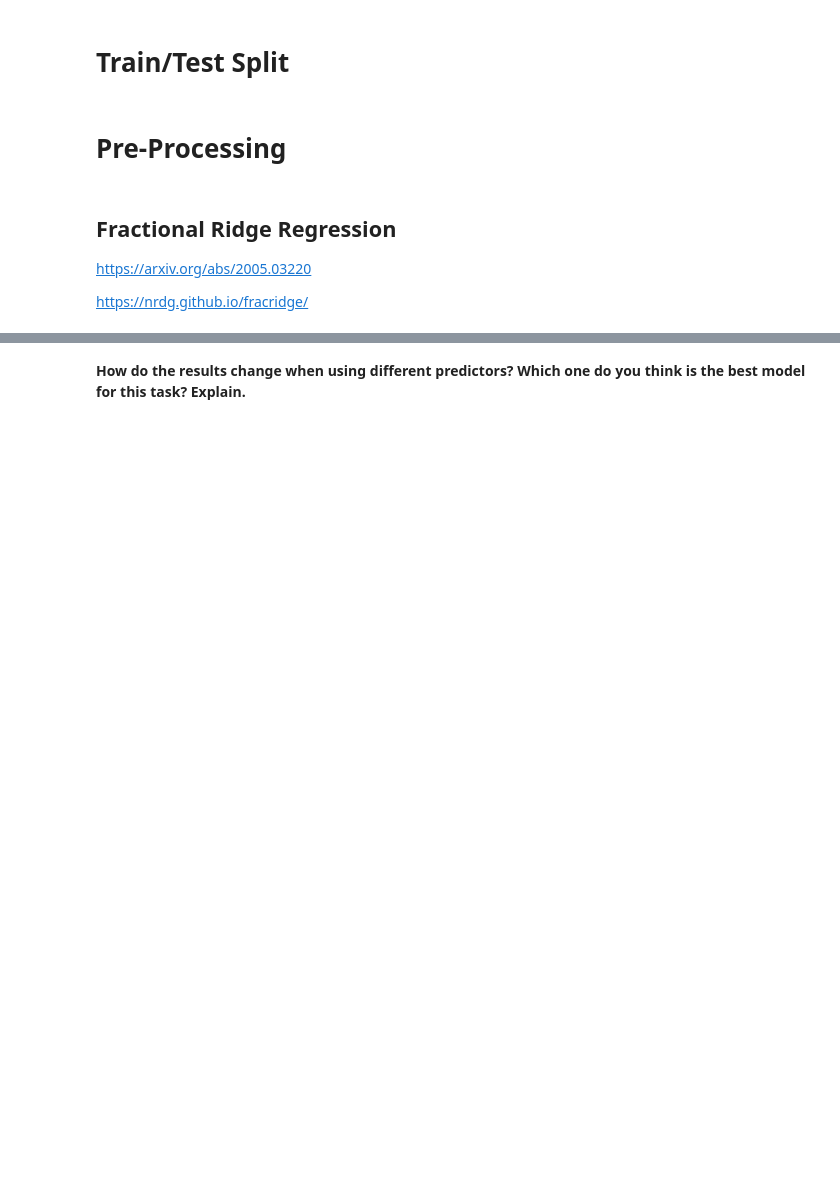
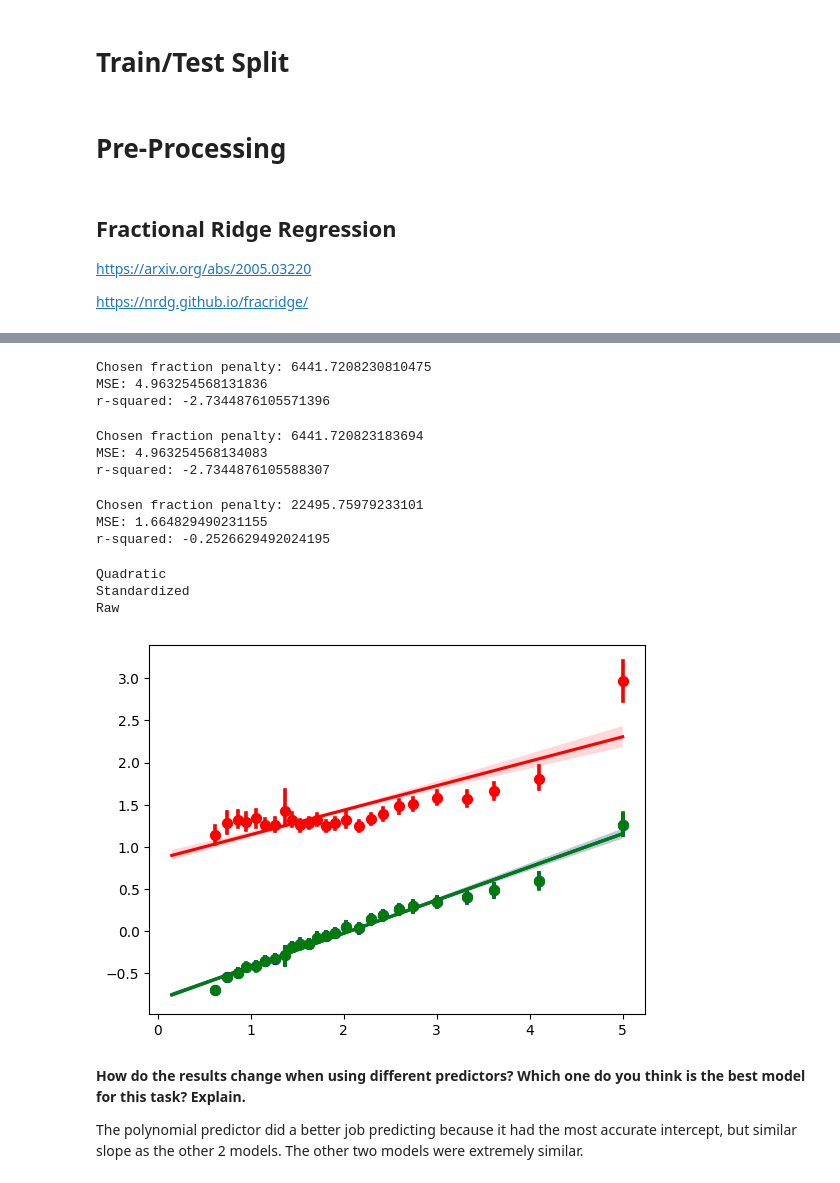
Before and after one commit to Evan63w/robot_judge_2023, a Jupyter notebook: homeworks/HW03.ipynb, the cells around one changed output, grey strips where cells are left out. Cells and saved outputs as stored; diff of their text form; code cells hidden in the pictures; blank space fills up the shorter version.

Commit message:
finished with error

```diff
--- a/homeworks/HW03.ipynb
+++ b/homeworks/HW03.ipynb
@@ -99,7 +102,10 @@ from sklearn.preprocessing import PolynomialFeatures
 # produce quadratic polynomial features from all standardized predictors
 # squared values and pairwise interactions
 # fit the transformer in the training set and apply to the whole data
-#TODO
+polynom = PolynomialFeatures(2)
+polynom.fit(X_train_norm)
+X_train_poly = polynom.transform(X_train_norm)
+X_test_poly = polynom.transform(X_test_norm)
 # %% [markdown]
 ## Fractional Ridge Regression
 https://arxiv.org/abs/2005.03220
@@ -124,18 +136,42 @@ from fracridge import FracRidgeRegressorCV
 from sklearn.metrics import mean_squared_error, r2_score
 # %%
 # train fractional ridge on raw predictors
+frcvRaw = FracRidgeRegressorCV(jit=False)
+frcvRaw.fit(X_train,y_train)
 # report the chosen fraction penalty
+print("Chosen fraction penalty:",frcvRaw.alpha_[0][0])
 # report MSE and r-squared in test set
-#TODO
+print("MSE:",mean_squared_error(y_test,frcvRaw.predict(X_test)))
+print("r-squared:",r2_score(y_test,frcvRaw.predict(X_test)))
+# %% [output]
+Chosen fraction penalty: 6441.7208230810475
+MSE: 4.963254568131836
+r-squared: -2.7344876105571396
 # %%
 # train fractional ridge on stanardized predictors
+frcvStand = FracRidgeRegressorCV(jit=False)
+frcvStand.fit(X_train_norm,y_train)
 # report the chosen fraction penalty
+print("Chosen fraction penalty:",frcvStand.alpha_[0][0])
 # report MSE and r-squared in test set
-#TODO
+print("MSE:",mean_squared_error(y_test,frcvStand.predict(X_test_norm)))
+print("r-squared:",r2_score(y_test,frcvStand.predict(X_test_norm)))
+# %% [output]
+Chosen fraction penalty: 6441.720823183694
+MSE: 4.963254568134083
+r-squared: -2.7344876105588307
 # %%
 # train fractional ridge on standardized predictors including quadratics and interactions
+frcvPoly = FracRidgeRegressorCV(jit=False)
+frcvPoly.fit(X_train_poly,y_train)
 # report the chosen fraction penalty
+print("Chosen fraction penalty:",frcvPoly.alpha_[0][0])
 # report MSE and r-squared in test set
-#TODO
+print("MSE:",mean_squared_error(y_test,frcvPoly.predict(X_test_poly)))
+print("r-squared:",r2_score(y_test,frcvPoly.predict(X_test_poly)))
+# %% [output]
+Chosen fraction penalty: 22495.75979233101
+MSE: 1.664829490231155
+r-squared: -0.2526629492024195
 # %%
 from seaborn import regplot
@@ -144,2 +178,17 @@ from seaborn import regplot
+# %%
+# report a binned regplot of the true outcome versus predictions in the test set
+print("Quadratic")
+plotPoly = regplot(x=y_test,y=frcvPoly.predict(X_test_poly),x_bins=25,color="red")
+print("Standardized")
+plotStand = regplot(x=y_test,y=frcvStand.predict(X_test_norm),x_bins=25,color="blue")
+print("Raw")
+plotRaw = regplot(x=y_test,y=frcvRaw.predict(X_test),x_bins=25,color="green")
+# %% [output]
+Quadratic
+Standardized
+Raw
+[figure, added]
 # %% [markdown]
 **How do the results change when using different predictors? Which one do you think is the best model for this task? Explain.**
+
+The polynomial predictor did a better job predicting because it had the most accurate intercept, but similar slope as the other 2 models. The other two models were extremely similar.
```
Also changed, not shown: parts of 4 cells of this notebook.
